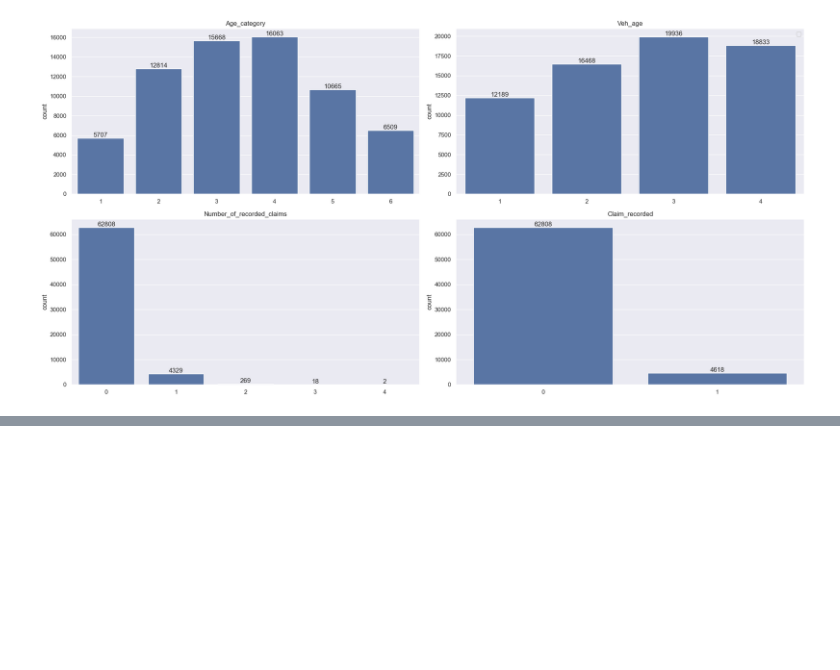
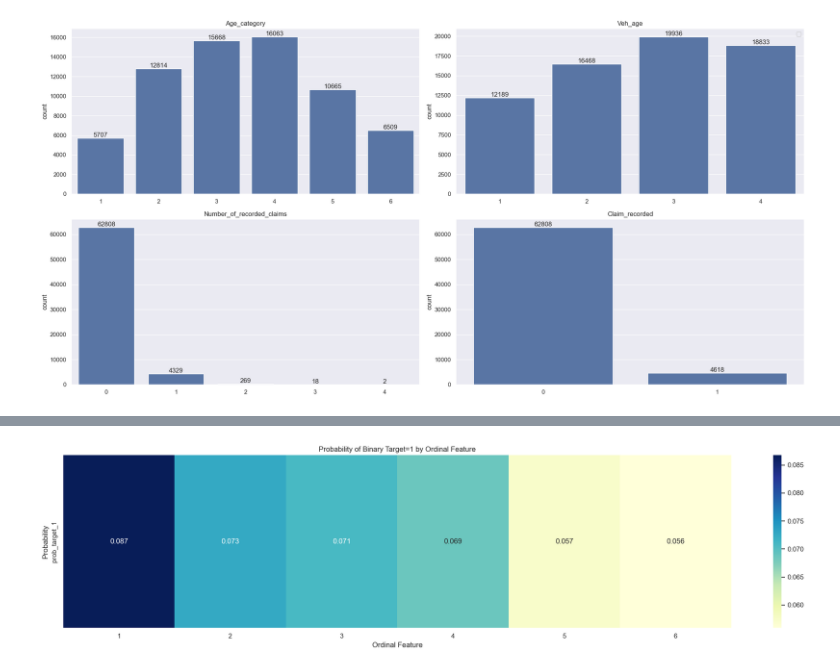
Before and after one commit to omars1234/Auto_Mobile_Inusrance_Analysis, a Jupyter notebook: Project_NoteBook.ipynb, the cells around one changed output, grey strips where cells are left out. Cells and saved outputs as stored; diff of their text form; code cells hidden in the pictures; blank space fills up the shorter version.

```diff
--- a/Project_NoteBook.ipynb
+++ b/Project_NoteBook.ipynb
@@ -278,0 +368,12 @@ plt.show()
+# %%
+prob_df = df.groupby('Age_category')['Claim_recorded'].mean().reset_index()
+prob_df.rename(columns={'Claim_recorded': 'prob_target_1'}, inplace=True)
+plt.figure(figsize=(20,5))
+ax=sns.heatmap(prob_df.set_index('Age_category').T, annot=True, cmap="YlGnBu", cbar=True)
+ax.set_title("Probability of Binary Target=1 by Ordinal Feature")
+ax.set_xlabel("Ordinal Feature")
+ax.set_ylabel("Probability")
+plt.tight_layout()
+plt.show()
+# %% [output]
+[figure, added]
```
Also changed, not shown: parts of 29 cells of this notebook.
